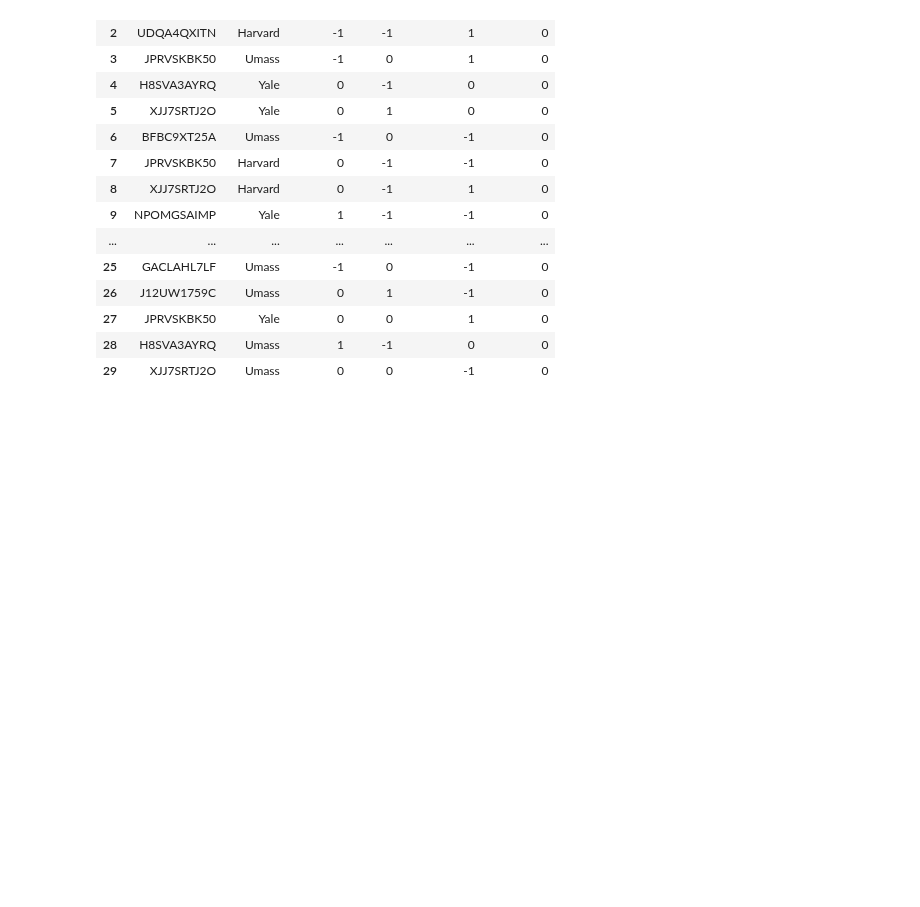
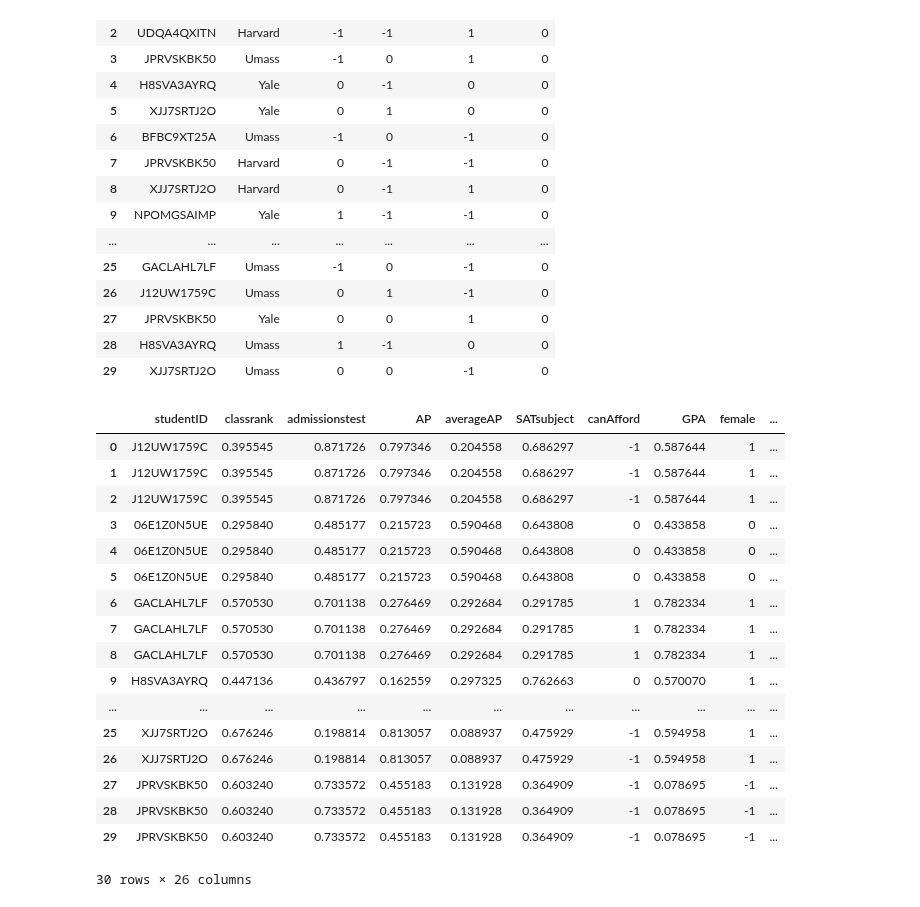
Before and after one commit to wihl/cs109-groupproj-college, a Jupyter notebook: sampledatabase.ipynb, the cells around one changed output. Cells and saved outputs as stored; diff of their text form; code cells hidden in the pictures; blank space fills up the shorter version.

Commit message:
oops - forgot the merge line at the end

```diff
--- a/sampledatabase.ipynb
+++ b/sampledatabase.ipynb
@@ -58,3 +59,24 @@ applForm.df
 | 27 | JPRVSKBK50 | Yale | 0 | 0 | 1 | 0 |
 | 28 | H8SVA3AYRQ | Umass | 1 | -1 | 0 | 0 |
 | 29 | XJJ7SRTJ2O | Umass | 0 | 0 | -1 | 0 |
+# %%
+pd.merge(students.df, applForm.df)
+# %% [output]
+|  | studentID | classrank | admissionstest | AP | averageAP | SATsubject | canAfford | GPA | female | ... |
+| 0 | J12UW1759C | 0.395545 | 0.871726 | 0.797346 | 0.204558 | 0.686297 | -1 | 0.587644 | 1 | ... |
+| 1 | J12UW1759C | 0.395545 | 0.871726 | 0.797346 | 0.204558 | 0.686297 | -1 | 0.587644 | 1 | ... |
+| 2 | J12UW1759C | 0.395545 | 0.871726 | 0.797346 | 0.204558 | 0.686297 | -1 | 0.587644 | 1 | ... |
+| 3 | 06E1Z0N5UE | 0.295840 | 0.485177 | 0.215723 | 0.590468 | 0.643808 | 0 | 0.433858 | 0 | ... |
+| 4 | 06E1Z0N5UE | 0.295840 | 0.485177 | 0.215723 | 0.590468 | 0.643808 | 0 | 0.433858 | 0 | ... |
+| 5 | 06E1Z0N5UE | 0.295840 | 0.485177 | 0.215723 | 0.590468 | 0.643808 | 0 | 0.433858 | 0 | ... |
+| 6 | GACLAHL7LF | 0.570530 | 0.701138 | 0.276469 | 0.292684 | 0.291785 | 1 | 0.782334 | 1 | ... |
+| 7 | GACLAHL7LF | 0.570530 | 0.701138 | 0.276469 | 0.292684 | 0.291785 | 1 | 0.782334 | 1 | ... |
+| 8 | GACLAHL7LF | 0.570530 | 0.701138 | 0.276469 | 0.292684 | 0.291785 | 1 | 0.782334 | 1 | ... |
+| 9 | H8SVA3AYRQ | 0.447136 | 0.436797 | 0.162559 | 0.297325 | 0.762663 | 0 | 0.570070 | 1 | ... |
+| ... | ... | ... | ... | ... | ... | ... | ... | ... | ... | ... |
+| 25 | XJJ7SRTJ2O | 0.676246 | 0.198814 | 0.813057 | 0.088937 | 0.475929 | -1 | 0.594958 | 1 | ... |
+| 26 | XJJ7SRTJ2O | 0.676246 | 0.198814 | 0.813057 | 0.088937 | 0.475929 | -1 | 0.594958 | 1 | ... |
+| 27 | JPRVSKBK50 | 0.603240 | 0.733572 | 0.455183 | 0.131928 | 0.364909 | -1 | 0.078695 | -1 | ... |
+| 28 | JPRVSKBK50 | 0.603240 | 0.733572 | 0.455183 | 0.131928 | 0.364909 | -1 | 0.078695 | -1 | ... |
+| 29 | JPRVSKBK50 | 0.603240 | 0.733572 | 0.455183 | 0.131928 | 0.364909 | -1 | 0.078695 | -1 | ... |
+30 rows × 26 columns
```
Also changed, not shown: parts of 1 cell of this notebook.
